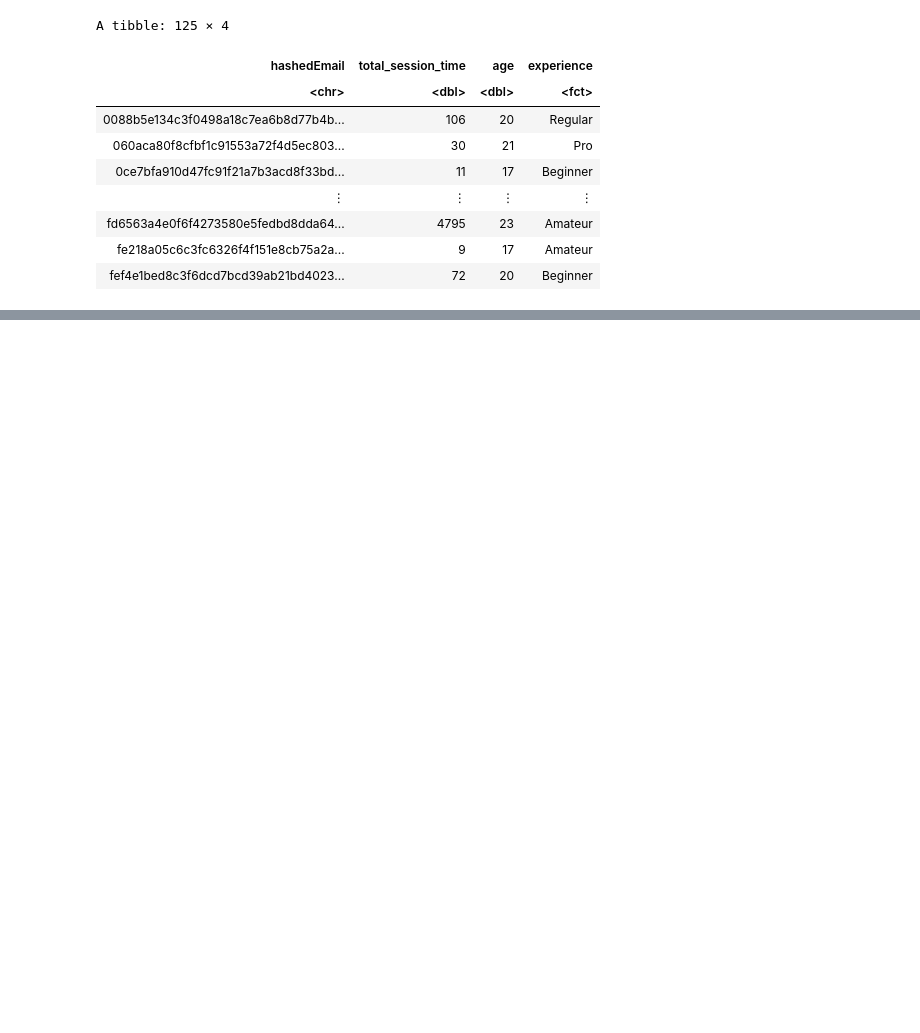
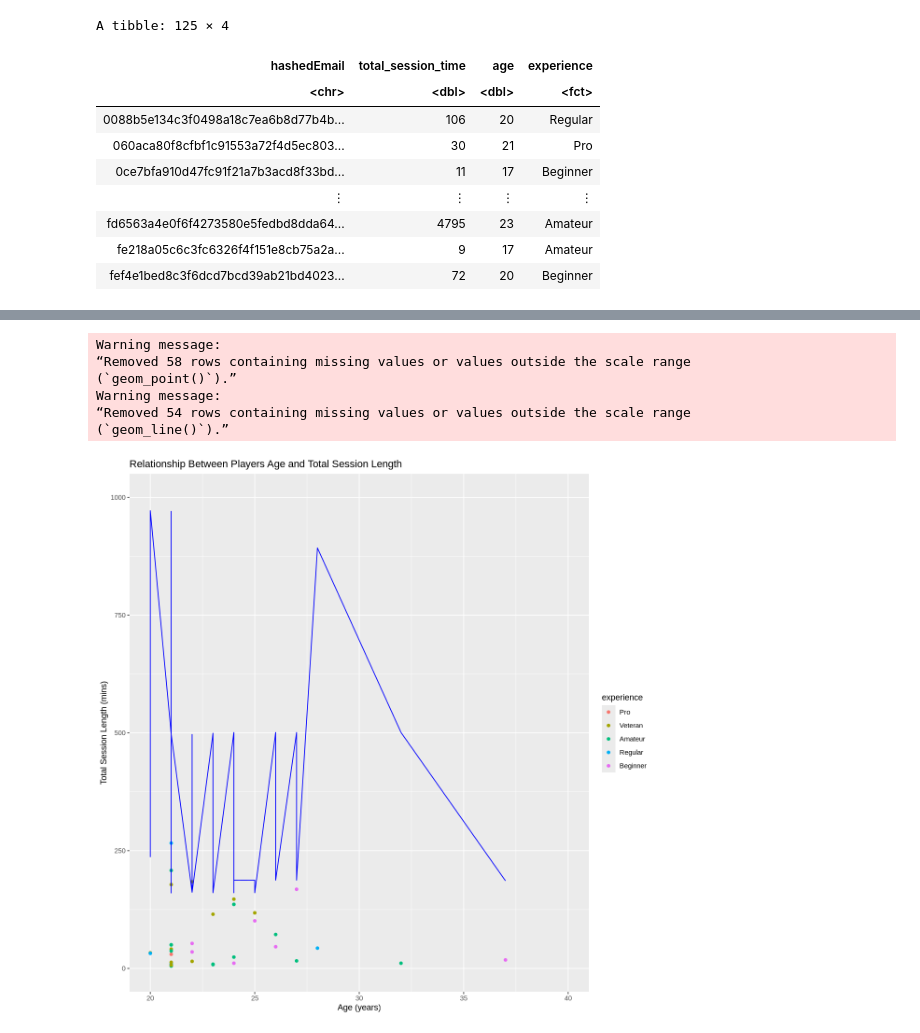
Before and after one commit to declanb7/dsci-group-project, a Jupyter notebook: group_project.ipynb, the cells around one changed output, grey strips where cells are left out. Drawn from its saved outputs; the diff is of its cells as text; code cells hidden in the pictures; blank space fills up the shorter version.

```diff
--- a/group_project.ipynb
+++ b/group_project.ipynb
@@ -275,0 +330,5 @@ Warning message:
+# %%
+session_workflow2 <- workflow() |>
+  add_recipe(session_recipe2) |>
+  add_model(session_spec2)
+session_workflow2
@@ -275,0 +383,8 @@ Warning message:
+# %%
+best_neighbors1 <- session_results2 |>
+  filter(.metric == "rmse") |>
+  arrange(mean) |>
+  slice(1) |>
+  pull(neighbors)
+
+best_neighbors1
@@ -275,0 +393,15 @@ Warning message:
+# %%
+session_best_spec2 <- nearest_neighbor(weight_func = "rectangular", neighbors = best_neighbors1) |>
+         set_engine("kknn") |>
+          set_mode("regression")
+
+session_best_fit2 <- workflow() |>
+          add_recipe(session_recipe2) |>
+          add_model(session_best_spec2) |>
+          fit(data = session_training1)
+
+session_summary2 <- session_best_fit2 |>
+           predict(session_testing1) |>
+           bind_cols(session_testing1) |>
+           metrics(truth = total_session_time, estimate = .pred)
+session_summary2
@@ -275,0 +415,25 @@ Warning message:
+# %%
+options(repr.plot.width = 10, repr.plot.height = 10)
+
+session_preds2 <- session_best_fit2 |>
+predict(session_training1) |>
+    bind_cols(session_training1)
+
+session_plot1 <- session_preds2 |>
+ggplot(aes(x = age, y = total_session_time, color=experience)) +
+geom_point() +
+    geom_line(aes(y = .pred), color = "blue") +
+    labs(title = "Relationship Between Players Age and Total Session Length",
+         x = "Age (years)",
+         y = "Total Session Length (mins)") +
+xlim(20, 40) +
+ylim(0, 1000)
+session_plot1
+# %% [output]
+Warning message:
+“Removed 58 rows containing missing values or values outside the scale range
+(`geom_point()`).”
+Warning message:
+“Removed 54 rows containing missing values or values outside the scale range
+(`geom_line()`).”
+[figure, added]
```
Also changed, not shown: parts of 24 cells of this notebook.
